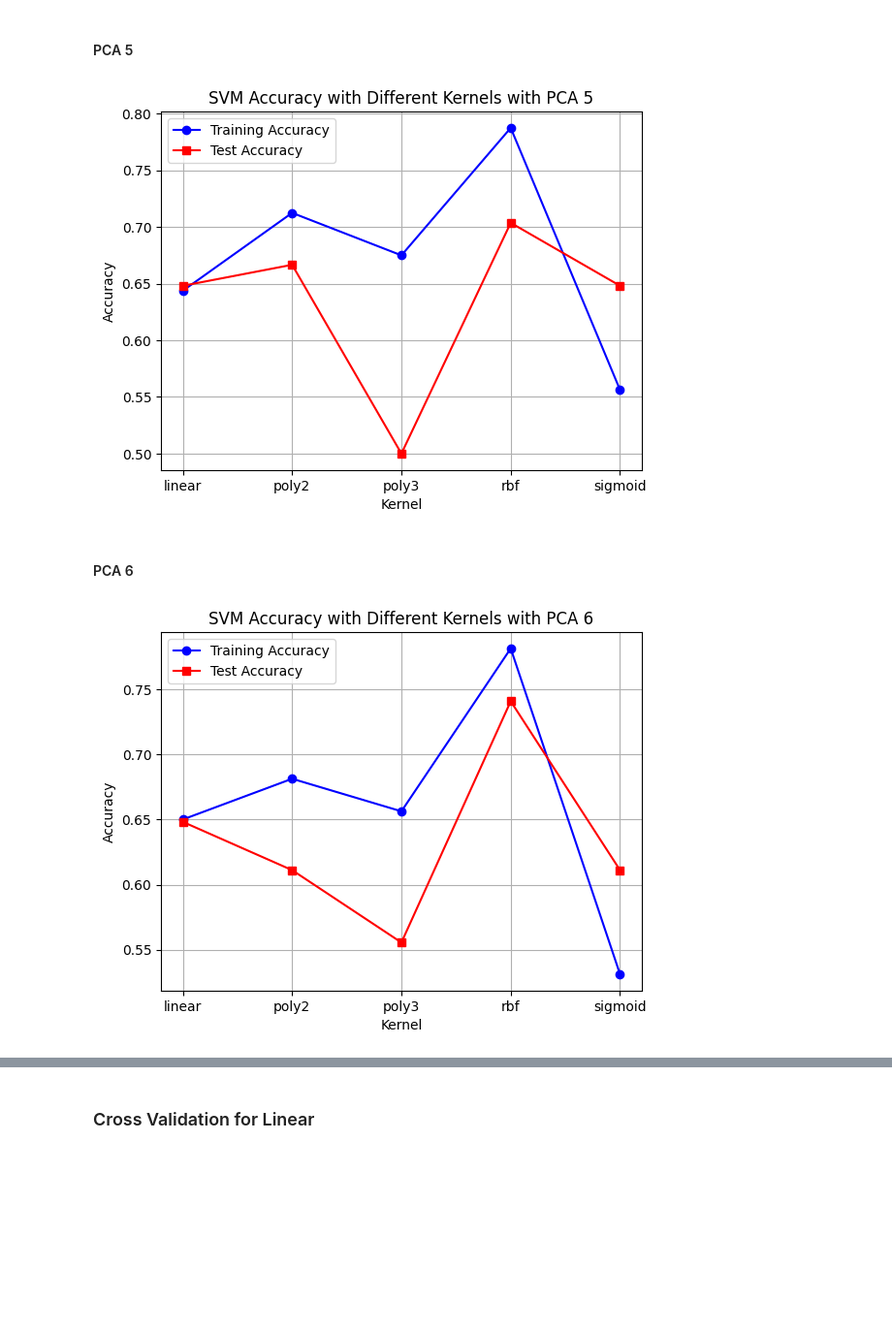
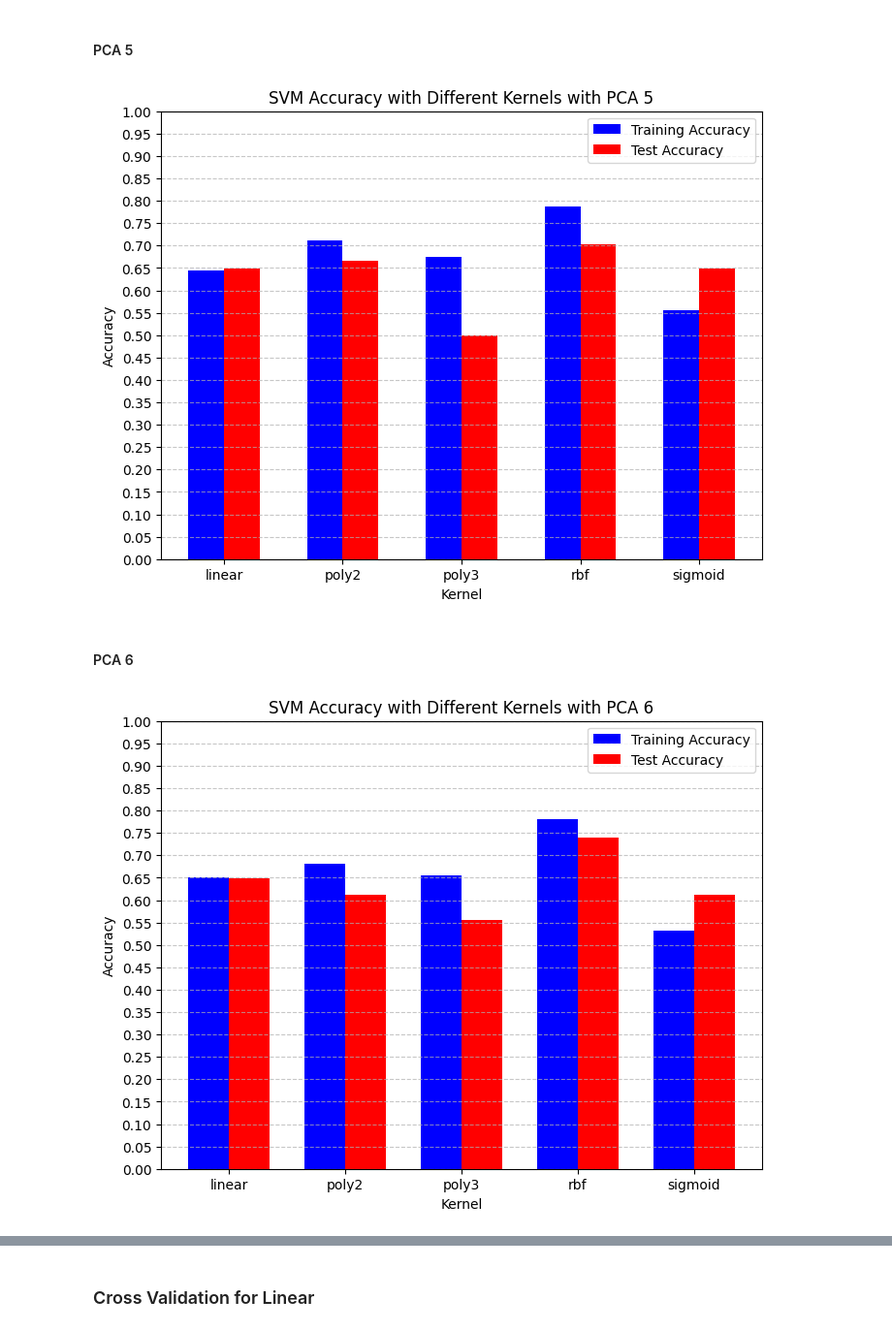
Before and after one commit to MxFrgsn/COMP2002_CW2, a Jupyter notebook: COMP2002.ipynb, the cells around one changed output, grey strips where cells are left out. Shown at 97% size. Saved outputs shown, nothing was run; the diff lists cells and outputs as text; code cells hidden in the pictures; blank space fills up the shorter version.

Commit message:
changed kernel pca line graphs into bar graphs

```diff
--- a/COMP2002.ipynb
+++ b/COMP2002.ipynb
@@ -324,49 +345,60 @@ for k in kernel_range:
     training_scores.append(accuracy_score(t_train,y_train))
     test_scores.append(accuracy_score(t_test,y_test))
 
-plt.figure()
+plt.figure(figsize=(8, 6))
 plt.title("SVM Accuracy with Different Kernels with PCA 5")
+x = np.arange(len(kernel_range))
+width = 0.3
+plt.bar(x - width/2, training_scores, width, label='Training Accuracy', color='blue')
+plt.bar(x + width/2, test_scores, width, label='Test Accuracy', color='red')
+
 plt.xlabel("Kernel")
 plt.ylabel("Accuracy")
-plt.plot(kernel_range, training_scores, marker='o', label='Training Accuracy', color='blue')
-plt.plot(kernel_range, test_scores, marker='s', label='Test Accuracy', color='red')
-plt.xticks(kernel_range)
+plt.xticks(x, kernel_range)
+plt.yticks(np.linspace(0, 1, 21))
+
 plt.legend()
-plt.grid(True)
+plt.grid(True, axis='y', linestyle='--', alpha=0.7)
 plt.savefig("svm_kernel_pca_5.png", bbox_inches="tight")
 plt.show()
 # %% [output]
-[figure, old version]
+[figure, new version]
 # %% [markdown]
 #### PCA 6
 # %%
 compressed = PCA(n_components=6).fit_transform(scaled_inputs)
 x_train,x_test,t_train,t_test = train_test_split(compressed,targets, random_state= 42)
 kernel_range = ["linear", "poly2", "poly3","rbf", "sigmoid"]
 training_scores = []
 test_scores = []
 for k in kernel_range:
     if k == 'poly2':
         svm_classifier = SVC(kernel="poly", degree= 2, gamma='auto').fit(x_train,t_train)
     elif k == 'poly3':
         svm_classifier = SVC(kernel="poly", degree= 3, gamma='auto').fit(x_train,t_train)
     else:
         svm_classifier = SVC(kernel=k, gamma='auto').fit(x_train,t_train)
     y_train = svm_classifier.predict(x_train)
     y_test = svm_classifier.predict(x_test)
     training_scores.append(accuracy_score(t_train,y_train))
     test_scores.append(accuracy_score(t_test,y_test))
 
-plt.figure()
+
+plt.figure(figsize=(8, 6))
+x = np.arange(len(kernel_range))
+width = 0.3
+plt.bar(x - width/2, training_scores, width, label='Training Accuracy', color='blue')
+plt.bar(x + width/2, test_scores, width, label='Test Accuracy', color='red')
+
 plt.title("SVM Accuracy with Different Kernels with PCA 6")
 plt.xlabel("Kernel")
 plt.ylabel("Accuracy")
-plt.plot(kernel_range, training_scores, marker='o', label='Training Accuracy', color='blue')
-plt.plot(kernel_range, test_scores, marker='s', label='Test Accuracy', color='red')
-plt.xticks(kernel_range)
+plt.xticks(x, kernel_range)
+plt.yticks(np.linspace(0, 1, 21))
+
 plt.legend()
-plt.grid(True)
+plt.grid(True, axis='y', linestyle='--', alpha=0.7)
 plt.savefig("svm_kernel_pca_6.png", bbox_inches="tight")
 plt.show()
 # %% [output]
-[figure, old version]
+[figure, new version]
```
Also changed, not shown: parts of 7 cells of this notebook, 7 other files.
